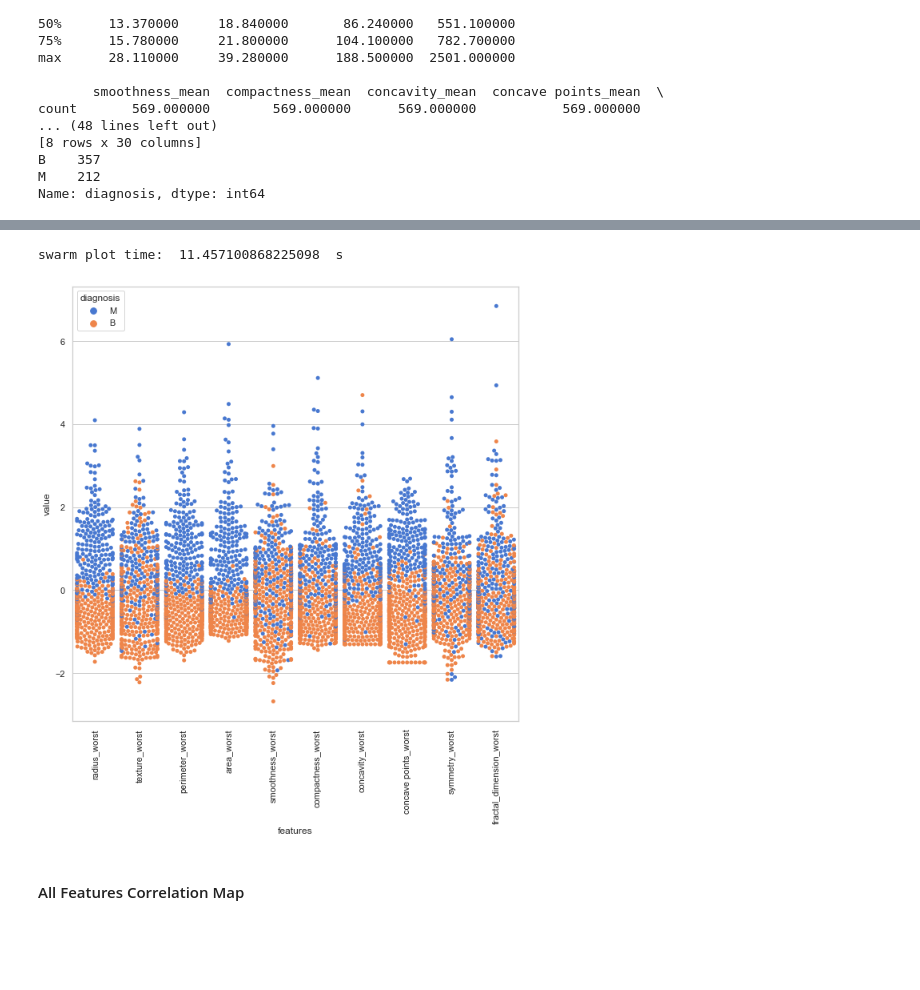
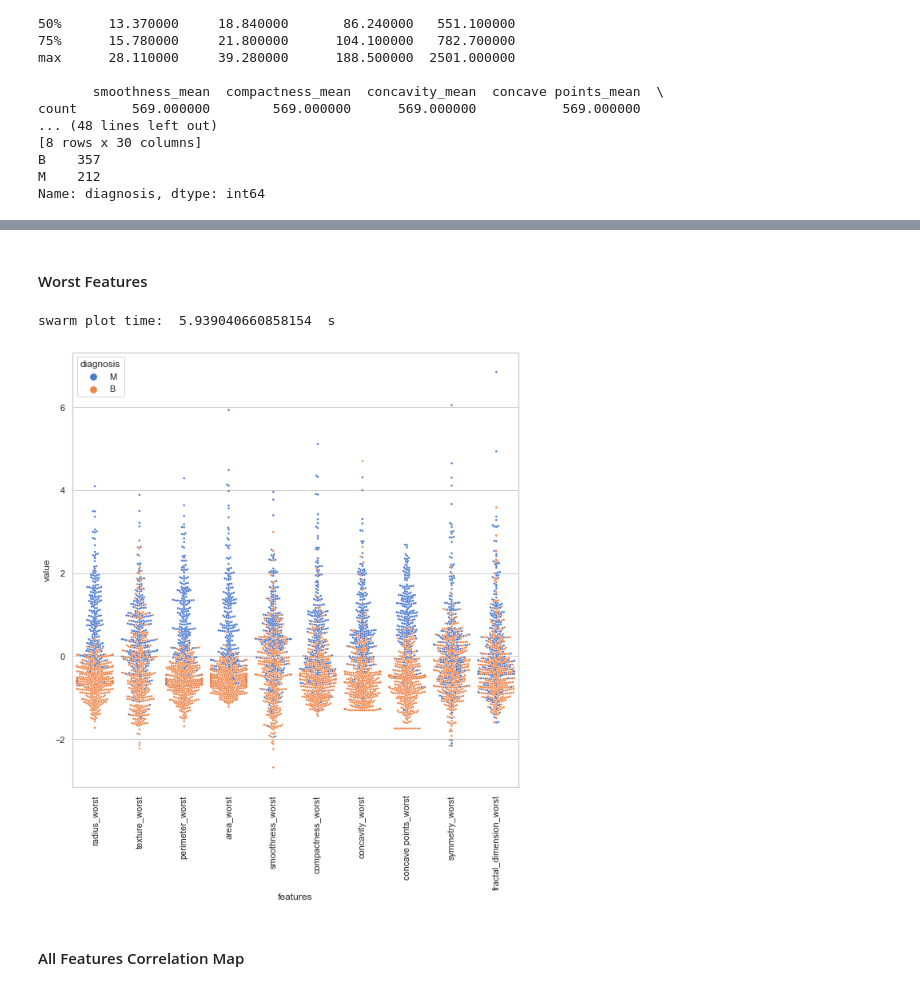
Before and after one commit to Sluss12/Applied-Machine-Learning-CS3840-01, a Jupyter notebook: final-project/matthew-slusser-final.ipynb, the cells around one changed output, grey strips where cells are left out. Saved outputs shown, nothing was run; the diff lists cells and outputs as text; code cells hidden in the pictures; blank space fills up the shorter version.

```diff
--- a/final-project/matthew-slusser-final.ipynb
+++ b/final-project/matthew-slusser-final.ipynb
@@ -185,16 +221,18 @@ plt.xticks(rotation=90)
+# %% [markdown]
+#### Worst Features
 # %%
 data = pd.concat([cancer_labels,data_n_2.iloc[:,20:31]],axis=1)
 data = pd.melt(data,id_vars="diagnosis",
                     var_name="features",
                     value_name='value')
 plt.figure(figsize=(10,10))
-sns.swarmplot(x="features", y="value", s=5, hue="diagnosis", data=data)
+sns.swarmplot(x="features", y="value", s=2.5, hue="diagnosis", data=data)
 toc = time.time()
 plt.xticks(rotation=90)
 print("swarm plot time: ", toc-tic ," s")
 # %% [output]
-swarm plot time:  11.457100868225098  s
+swarm plot time:  5.939040660858154  s
-[figure, old version]
+[figure, new version]
 # %% [markdown]
 #### All Features Correlation Map
 # %%
```
Also changed, not shown: parts of 35 cells of this notebook.
